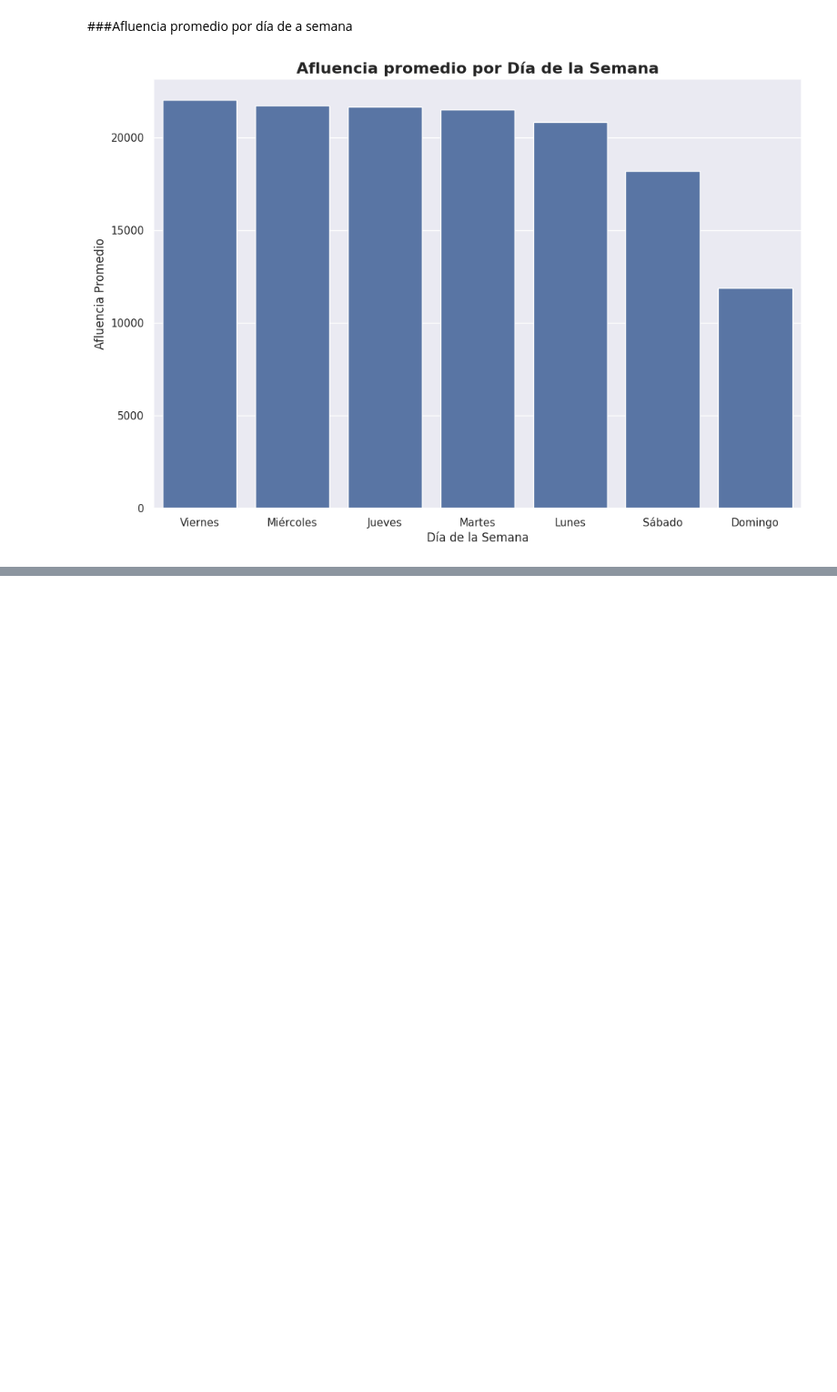
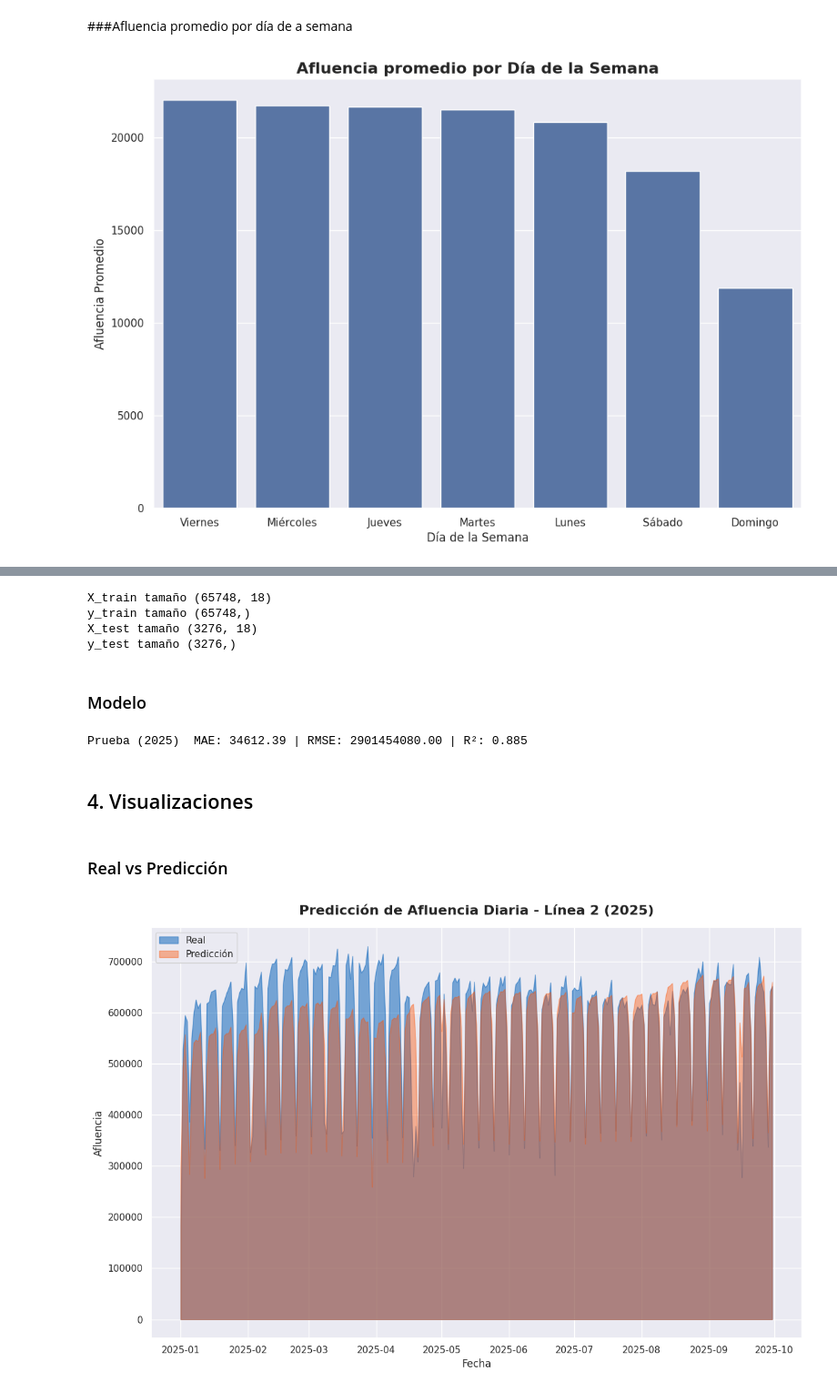
Before and after one commit to AndrsGzRo/prediccion-afluencia-metrocdmx, a Jupyter notebook: Prediccion_Metro_CDMX.ipynb, the cells around one changed output, grey strips where cells are left out. Shown at 91% size. Saved outputs shown, nothing was run; the diff lists cells and outputs as text; code cells hidden in the pictures; blank space fills up the shorter version.

Commit message:
Primer modelo XGBRegressor y visualizaciones del rendimiento

```diff
--- a/Prediccion_Metro_CDMX.ipynb
+++ b/Prediccion_Metro_CDMX.ipynb
@@ -403,0 +449,6 @@ plt.show()
+# %%
+#Dummies de linea
+train = pd.get_dummies(train, columns = ['linea'],drop_first=False,dtype=int)
+test = pd.get_dummies(test, columns=['linea'],drop_first=False,dtype=int)
+
+train,test = train.align(test,join='left',axis=1,fill_value=0)
@@ -403,0 +466,70 @@ plt.show()
+# %%
+features = ['anio','mes','dia','dia_semana','dia_anio','es_fin_de_semana']
+features += [col for col in train.columns if col.startswith('linea_')]
+
+# Entrenamiento
+X_train = train[features]
+y_train = train['afluencia']
+
+# Prueba
+X_test = test[features]
+y_test = test['afluencia']
+
+print('X_train tamaño', X_train.shape)
+print('y_train tamaño', y_train.shape)
+print('X_test tamaño', X_test.shape)
+print('y_test tamaño', y_test.shape)
+# %% [output]
+X_train tamaño (65748, 18)
+y_train tamaño (65748,)
+X_test tamaño (3276, 18)
+y_test tamaño (3276,)
+# %% [markdown]
+### Modelo
+# %%
+model1 = XGBRegressor(
+    n_estimators = 200,
+    max_depth=6,
+    learning_rate=0.05,
+    subsample=0.9,
+    random_state=42
+)
+# Entrenar
+model1.fit(X_train,y_train)
+
+# Predicción para 2025
+y_pred = model1.predict(X_test)
+test['prediccion'] = y_pred
+
+# Evaluacion
+mae = mean_absolute_error(y_test,y_pred)
+rmse = mean_squared_error(y_test,y_pred)
+r2 = r2_score(y_test,y_pred)
+
+print(f"Prueba (2025)  MAE: {mae:.2f} | RMSE: {rmse:.2f} | R²: {r2:.3f}")
+# %% [output]
+Prueba (2025)  MAE: 34612.39 | RMSE: 2901454080.00 | R²: 0.885
+# %% [markdown]
+## 4. Visualizaciones
+# %% [markdown]
+### Real vs Predicción
+# %%
+linea2 = test[test['linea_Línea 2'] == 1]
+
+plt.figure(figsize=(12,8))
+
+plt.fill_between(linea2['fecha'], linea2['afluencia'],
+                 color='#005EB8', alpha=0.5, label='Real')
+
+plt.fill_between(linea2['fecha'], linea2['prediccion'],
+                 color='#FE5000', alpha=0.4, label='Predicción')
+
+plt.xlabel('Fecha')
+plt.ylabel('Afluencia')
+plt.title('Predicción de Afluencia Diaria - Línea 2 (2025)',
+          fontsize=16, fontweight='bold', pad=15)
+plt.legend(loc='upper left')
+plt.tight_layout()
+plt.show()
+# %% [output]
+[figure, added]
```
Also changed, not shown: parts of 29 cells of this notebook.
